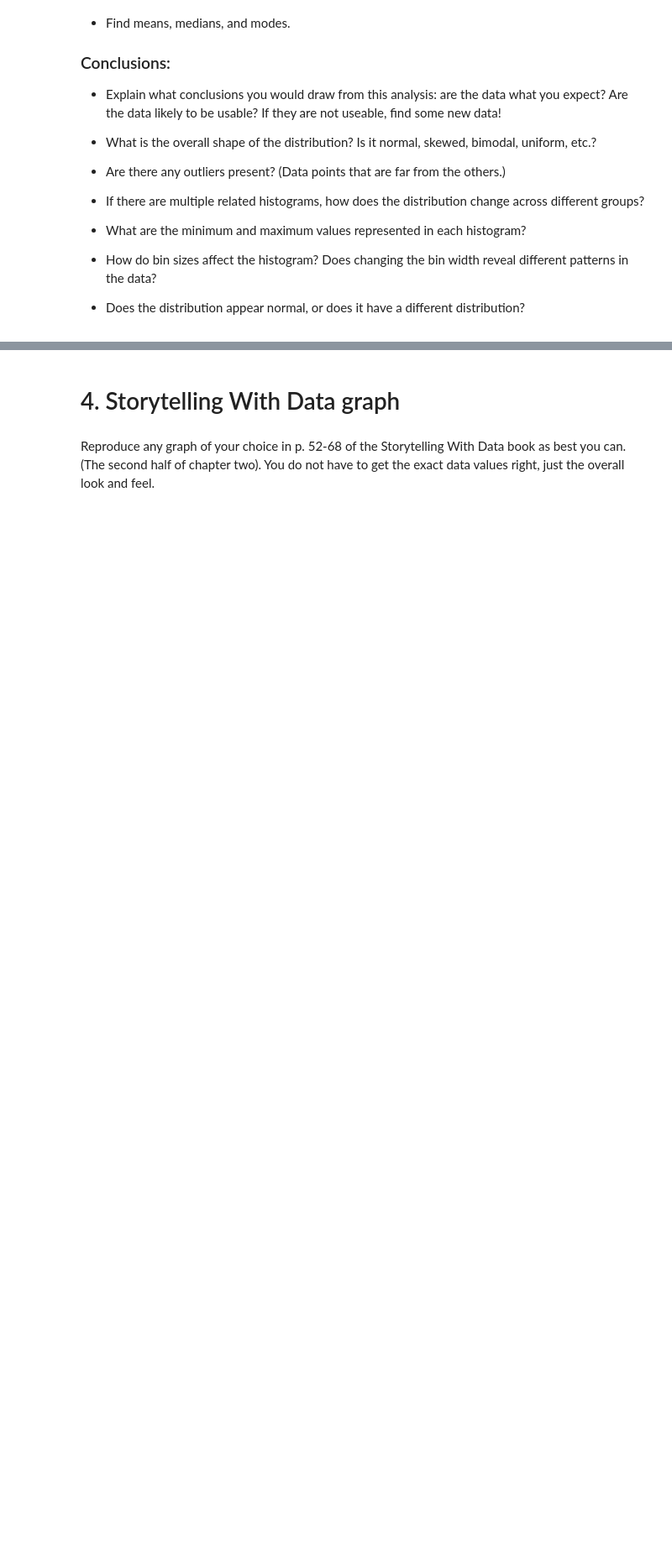
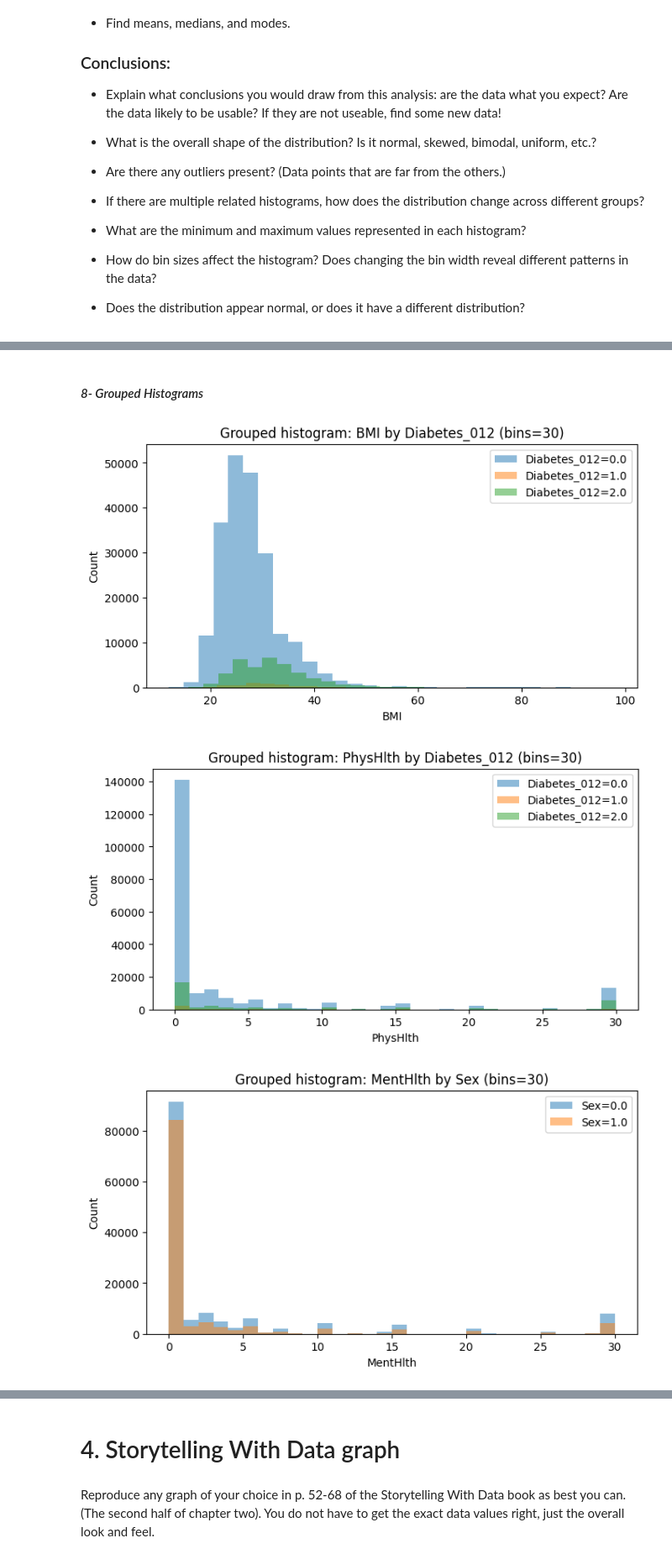
Before and after one commit to jasser-dh/Module-B-semester-2, a Jupyter notebook: OMDS-ModB2-Week4-Dhaouadi-Jasser.ipynb, the cells around one changed output, grey strips where cells are left out. Shown at 84% size. Saved outputs shown, nothing was run; the diff lists cells and outputs as text; code cells hidden in the pictures; blank space fills up the shorter version.

```diff
--- a/OMDS-ModB2-Week4-Dhaouadi-Jasser.ipynb
+++ b/OMDS-ModB2-Week4-Dhaouadi-Jasser.ipynb
@@ -138,0 +360,20 @@ This week, you will do the same types of exercises as last week, but you should
+# %% [markdown]
+#### *8- Grouped Histograms*
+# %%
+def grouped_hist(feature, group, bins=30):
+    fig, ax = plt.subplots(figsize=(8,4))
+    for g, sub in df_cdc_diabetes.groupby(group):
+        ax.hist(sub[feature].dropna().values, bins=bins, alpha=0.5, label=f"{group}={g}")
+    ax.set_title(f"Grouped histogram: {feature} by {group} (bins={bins})")
+    ax.set_xlabel(feature)
+    ax.set_ylabel("Count")
+    ax.legend()
+    plt.show()
+
+grouped_hist("BMI", "Diabetes_012", bins=30)
+grouped_hist("PhysHlth", "Diabetes_012", bins=30)
+grouped_hist("MentHlth", "Sex", bins=30)
+# %% [output]
+[figure, added]
+[figure, added]
+[figure, added]
```
Also changed, not shown: parts of 32 cells of this notebook.
